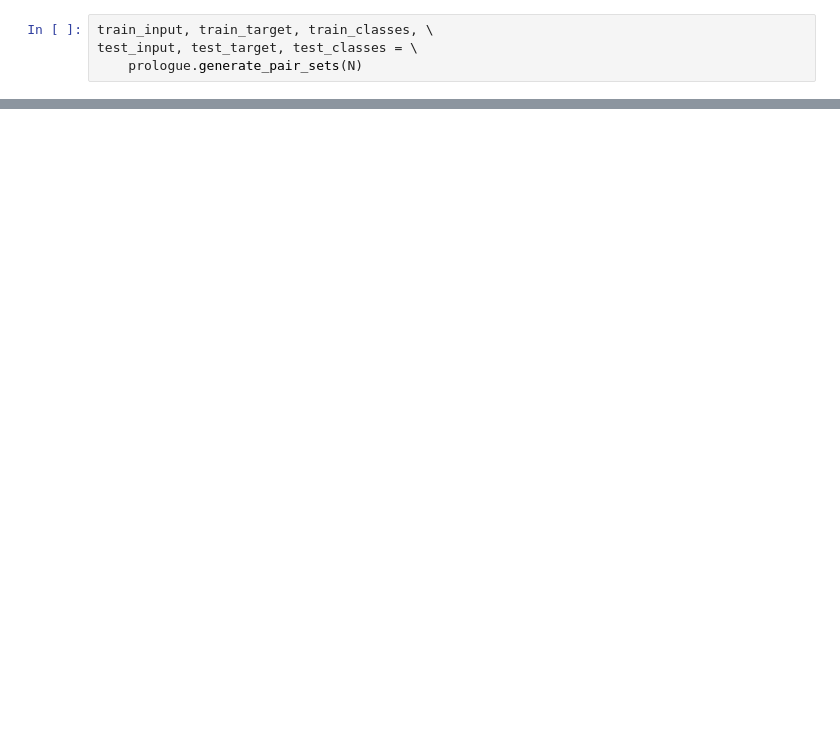
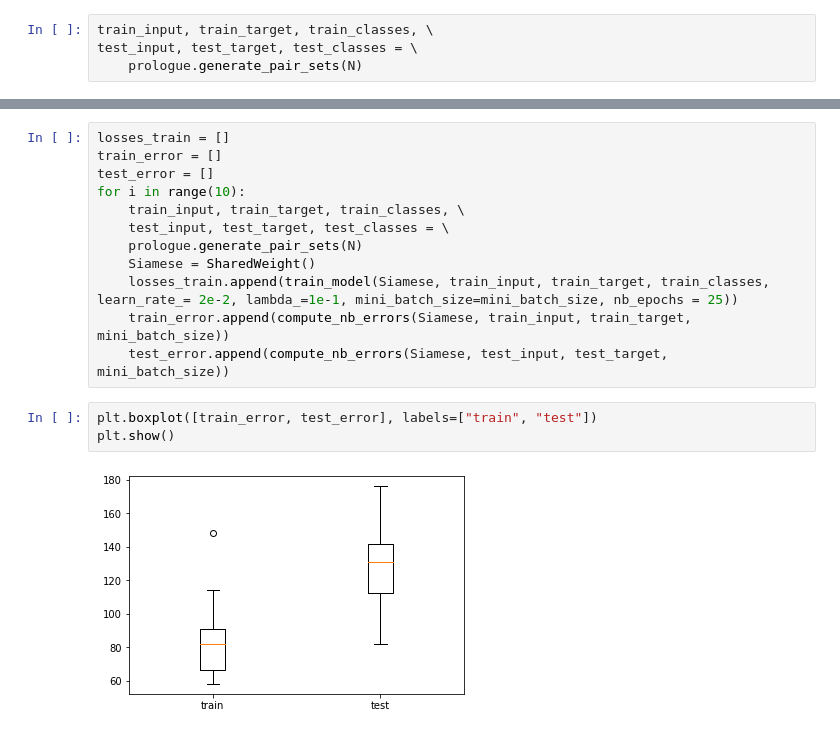
Before and after one commit to valentinoli/deep-learning-project-1, a Jupyter notebook: project_1.ipynb, the cells around one changed output, grey strips where cells are left out. Drawn from its saved outputs; the diff is of its cells as text; blank space fills up the shorter version.

```diff
--- a/project_1.ipynb
+++ b/project_1.ipynb
@@ -132,0 +143,17 @@ learn_rates[idx_opt_lr]
+# %%
+losses_train = []
+train_error = []
+test_error = []
+for i in range(10):
+    train_input, train_target, train_classes, \
+    test_input, test_target, test_classes = \
+    prologue.generate_pair_sets(N)
+    Siamese = SharedWeight()
+    losses_train.append(train_model(Siamese, train_input, train_target, train_classes, learn_rate_= 2e-2, lambda_=1e-1, mini_batch_size=mini_batch_size, nb_epochs = 25))
+    train_error.append(compute_nb_errors(Siamese, train_input, train_target, mini_batch_size))
+    test_error.append(compute_nb_errors(Siamese, test_input, test_target, mini_batch_size))
+# %%
+plt.boxplot([train_error, test_error], labels=["train", "test"])
+plt.show()
+# %% [output]
+[figure, added]
```
Also changed, not shown: parts of 10 cells of this notebook.
